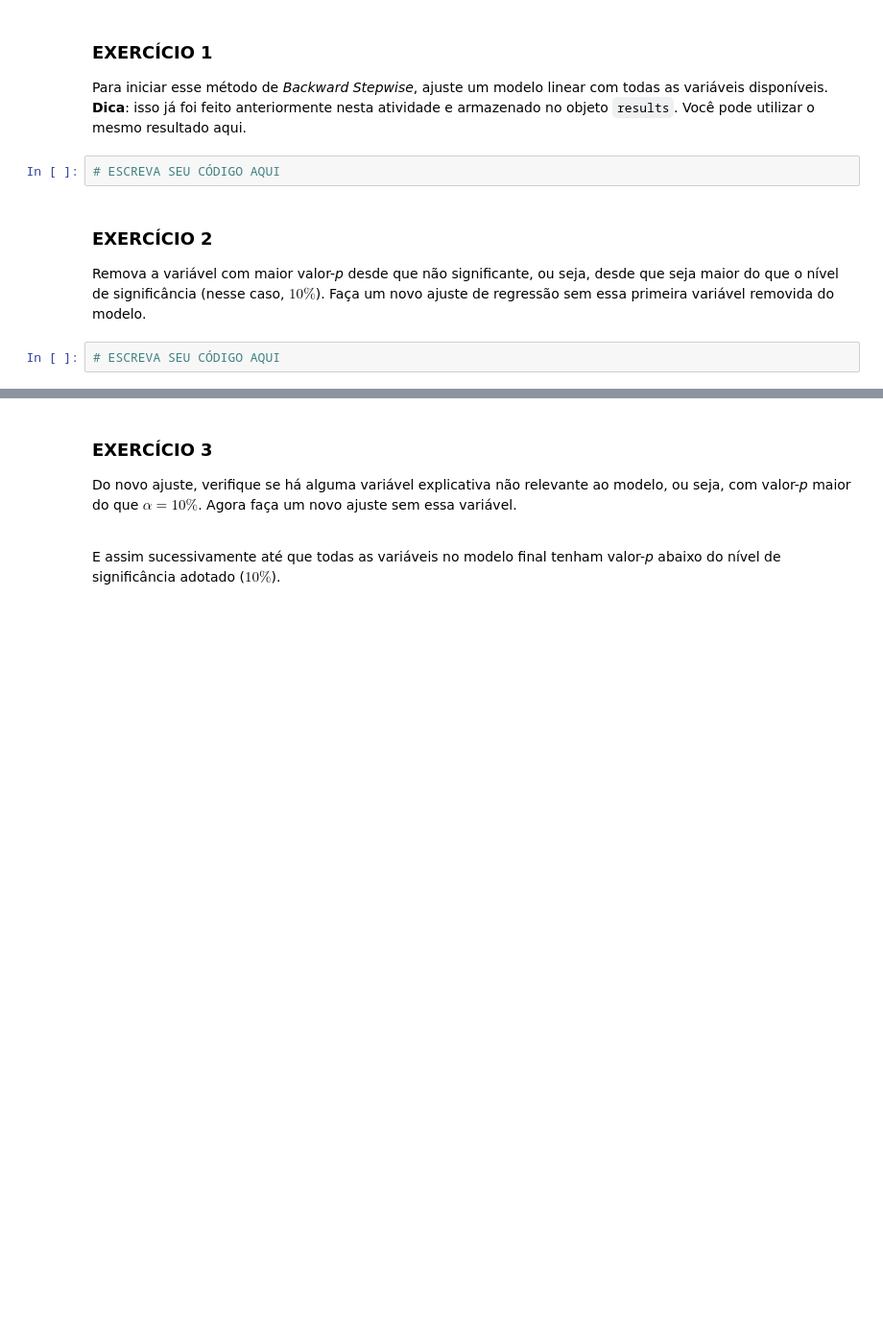
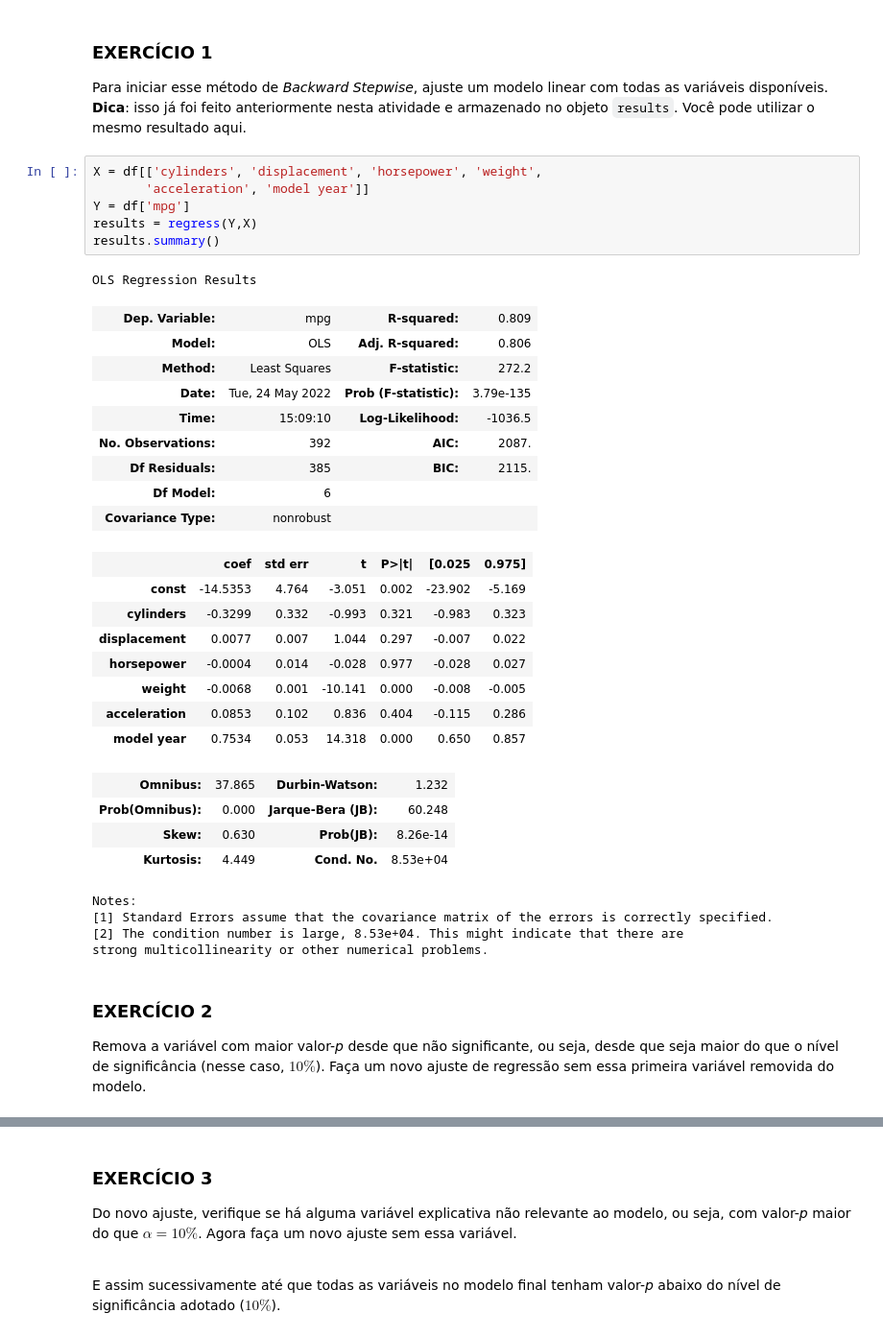
Before and after one commit to pedroivoal/Semestre-2, a Jupyter notebook: Cdados/aula26/Aula26_Atividade_RegressaoMultipla.ipynb, the cells around one changed output, grey strips where cells are left out. Shown: that part at 96% size. Drawn from its saved outputs; the diff is of its cells as text; blank space fills up the shorter version.

```diff
--- a/Cdados/aula26/Aula26_Atividade_RegressaoMultipla.ipynb
+++ b/Cdados/aula26/Aula26_Atividade_RegressaoMultipla.ipynb
@@ -297,13 +300,42 @@ Dito isso, faça os exercícios a seguir.
 
 
 Para iniciar esse método de *Backward Stepwise*, ajuste um modelo linear com todas as variáveis disponíveis. **Dica**: isso já foi feito anteriormente nesta atividade e armazenado no objeto `results`. Você pode utilizar o mesmo resultado aqui.
-# %%
-# ESCREVA SEU CÓDIGO AQUI
+# %%
+X = df[['cylinders', 'displacement', 'horsepower', 'weight',
+       'acceleration', 'model year']]
+Y = df['mpg']
+results = regress(Y,X)
+results.summary()
+# %% [output]
+OLS Regression Results
+| Dep. Variable: | mpg | R-squared: | 0.809 |
+| Model: | OLS | Adj. R-squared: | 0.806 |
+| Method: | Least Squares | F-statistic: | 272.2 |
+| Date: | Tue, 24 May 2022 | Prob (F-statistic): | 3.79e-135 |
+| Time: | 15:09:10 | Log-Likelihood: | -1036.5 |
+| No. Observations: | 392 | AIC: | 2087. |
+| Df Residuals: | 385 | BIC: | 2115. |
+| Df Model: | 6 |  |  |
+| Covariance Type: | nonrobust |  |  |
+|  | coef | std err | t | P>|t| | [0.025 | 0.975] |
+| const | -14.5353 | 4.764 | -3.051 | 0.002 | -23.902 | -5.169 |
+| cylinders | -0.3299 | 0.332 | -0.993 | 0.321 | -0.983 | 0.323 |
+| displacement | 0.0077 | 0.007 | 1.044 | 0.297 | -0.007 | 0.022 |
+| horsepower | -0.0004 | 0.014 | -0.028 | 0.977 | -0.028 | 0.027 |
+| weight | -0.0068 | 0.001 | -10.141 | 0.000 | -0.008 | -0.005 |
+| acceleration | 0.0853 | 0.102 | 0.836 | 0.404 | -0.115 | 0.286 |
+| model year | 0.7534 | 0.053 | 14.318 | 0.000 | 0.650 | 0.857 |
+| Omnibus: | 37.865 | Durbin-Watson: | 1.232 |
+| Prob(Omnibus): | 0.000 | Jarque-Bera (JB): | 60.248 |
+| Skew: | 0.630 | Prob(JB): | 8.26e-14 |
+| Kurtosis: | 4.449 | Cond. No. | 8.53e+04 |
+Notes:
+[1] Standard Errors assume that the covariance matrix of the errors is correctly specified.
+[2] The condition number is large, 8.53e+04. This might indicate that there are
+strong multicollinearity or other numerical problems.
 # %% [markdown]
 <div id="ex2"></div>
 
 ### EXERCÍCIO 2
 
 Remova a variável com maior valor-*p* desde que não significante, ou seja, desde que seja maior do que o nível de significância (nesse caso, $10\%$). Faça um novo ajuste de regressão sem essa primeira variável removida do modelo.
-# %%
-# ESCREVA SEU CÓDIGO AQUI
```
Also changed, not shown: parts of 17 cells of this notebook, 6 other files.
